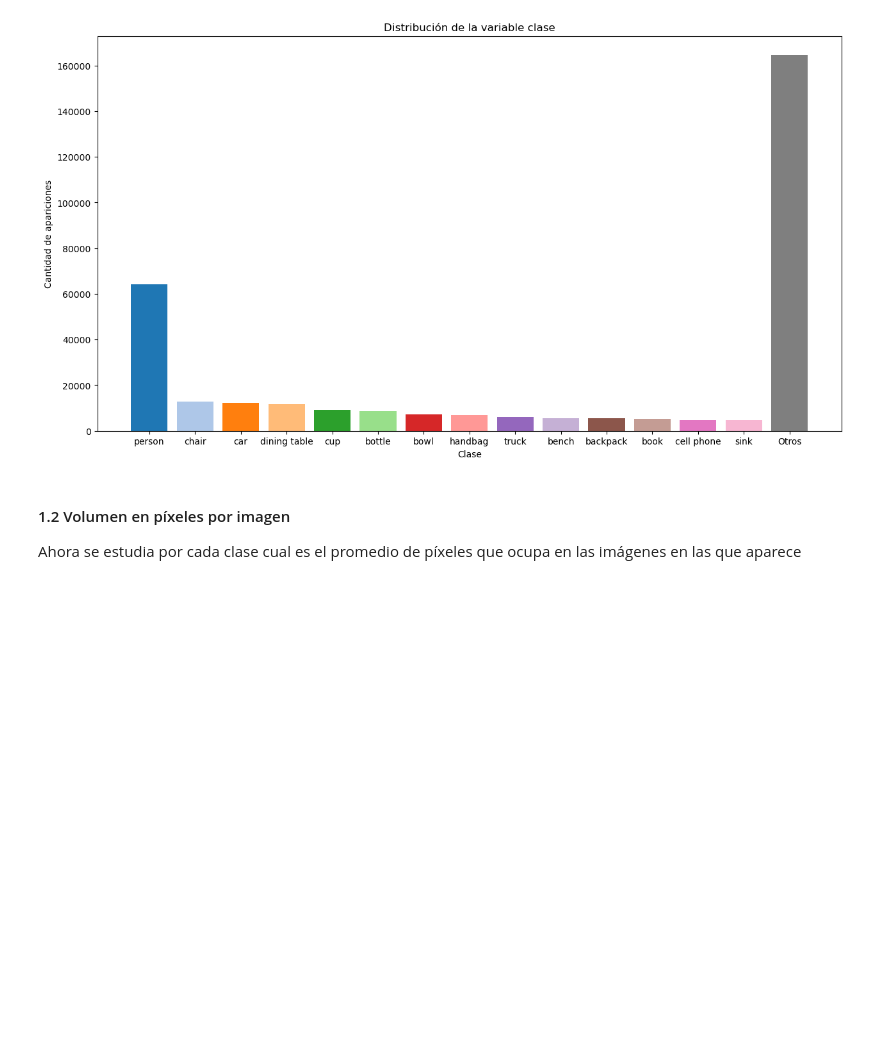
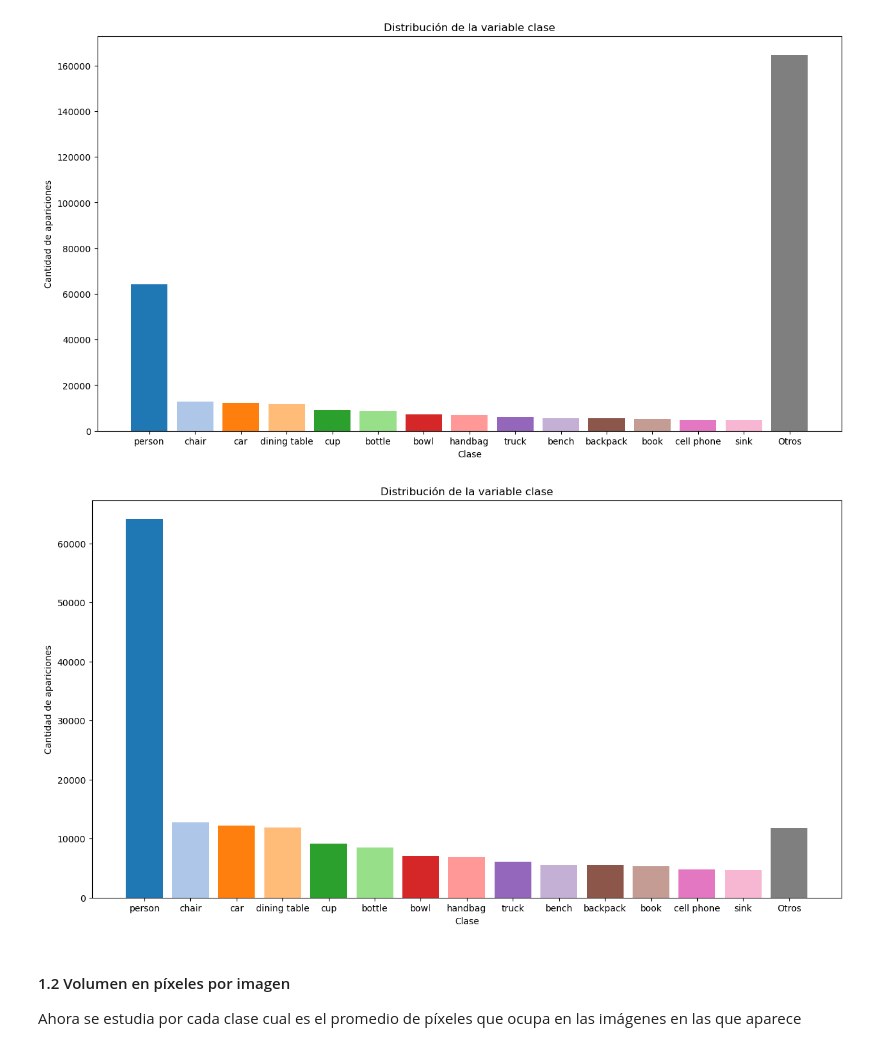
Before and after one commit to rucasca/TFM, a Jupyter notebook: src/exploratory_data_analysis.ipynb, the cells around one changed output. Drawn from its saved outputs; the diff is of its cells as text; code cells hidden in the pictures; blank space fills up the shorter version.

```diff
--- a/src/exploratory_data_analysis.ipynb
+++ b/src/exploratory_data_analysis.ipynb
@@ -98,3 +100,8 @@ print(json.dumps(data,indent=4)[:1000])
+# %%
+ann_ids = coco.getAnnIds(imgIds=coco.getImgIds()[0])
+annotations = coco.loadAnns(ann_ids)
+annotations
+print(json.dumps(annotations,indent=6))
 # %% [markdown]
 ### 1. Análsis monoclase
 En este caso visualizamos la clase a perdecir, correspondiente con un conjunto de etiquetas y su posición en la imagen, tratandola como un único atributo.
@@ -184,6 +191,35 @@ plt.title("Distribución de la variable clase")
 plt.show()
 # %% [output]
 [figure]
+# %%
+N = 14
+
+ordenacion = list(np.argsort(cantidad)[::-1])
+
+clases = list(calses.keys())
+cantidad = list(calses.values())
+
+etiquetas = [clases[elem] for elem in ordenacion[:N]]
+cantidades = [cantidad[elem] for elem in ordenacion[:N]]
+
+otros_norm = sum([cantidad[elem] for elem in ordenacion[N:]])/len([cantidad[elem] for elem in ordenacion[N:]])
+
+etiquetas.append("Otros")
+cantidades.append(otros_norm)
+
+plt.figure(figsize=(15, 8))
+plt.bar(
+    etiquetas,
+    cantidades,
+
+    color=plt.cm.tab20.colors[:len(etiquetas)]
+)
+plt.xlabel("Clase")
+plt.ylabel("Cantidad de apariciones")
+plt.title("Distribución de la variable clase")
+plt.show()
+# %% [output]
+[figure, added]
 # %% [markdown]
 #### 1.2 Volumen en píxeles por imagen
 
```
Also changed, not shown: parts of 2 cells of this notebook, 9 other files.
